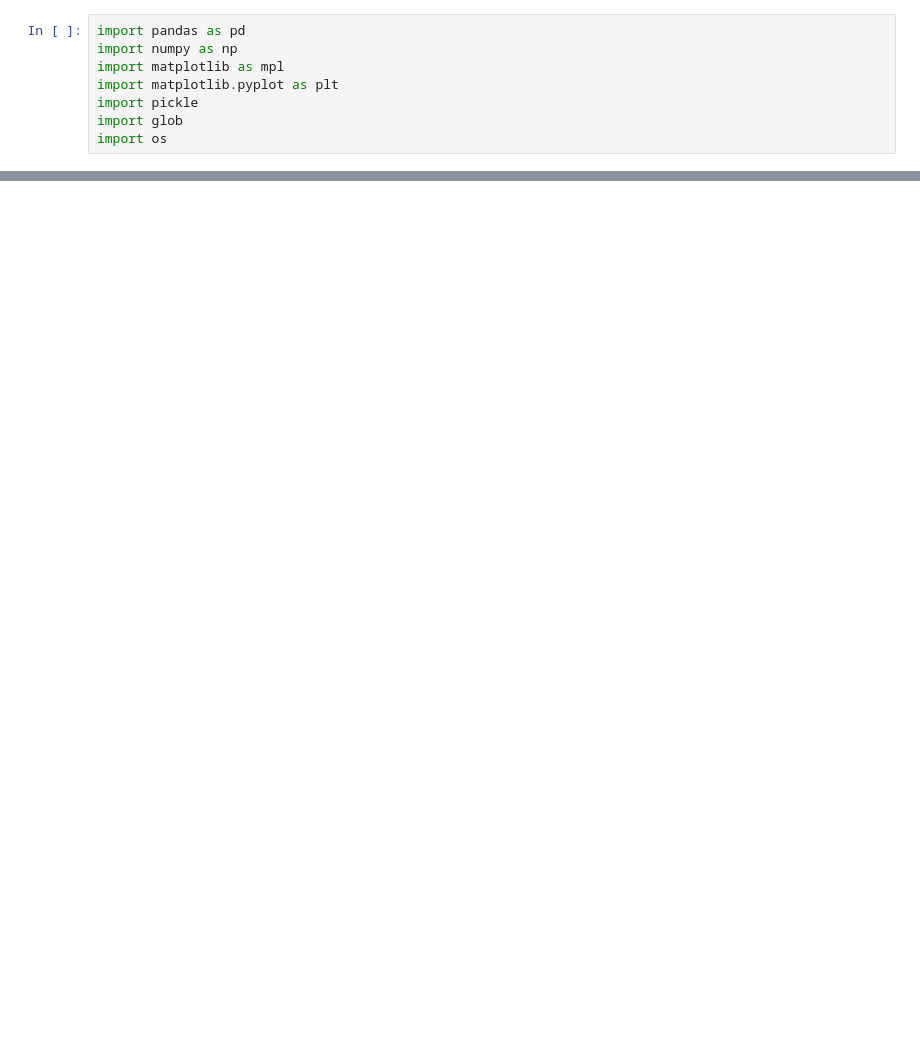
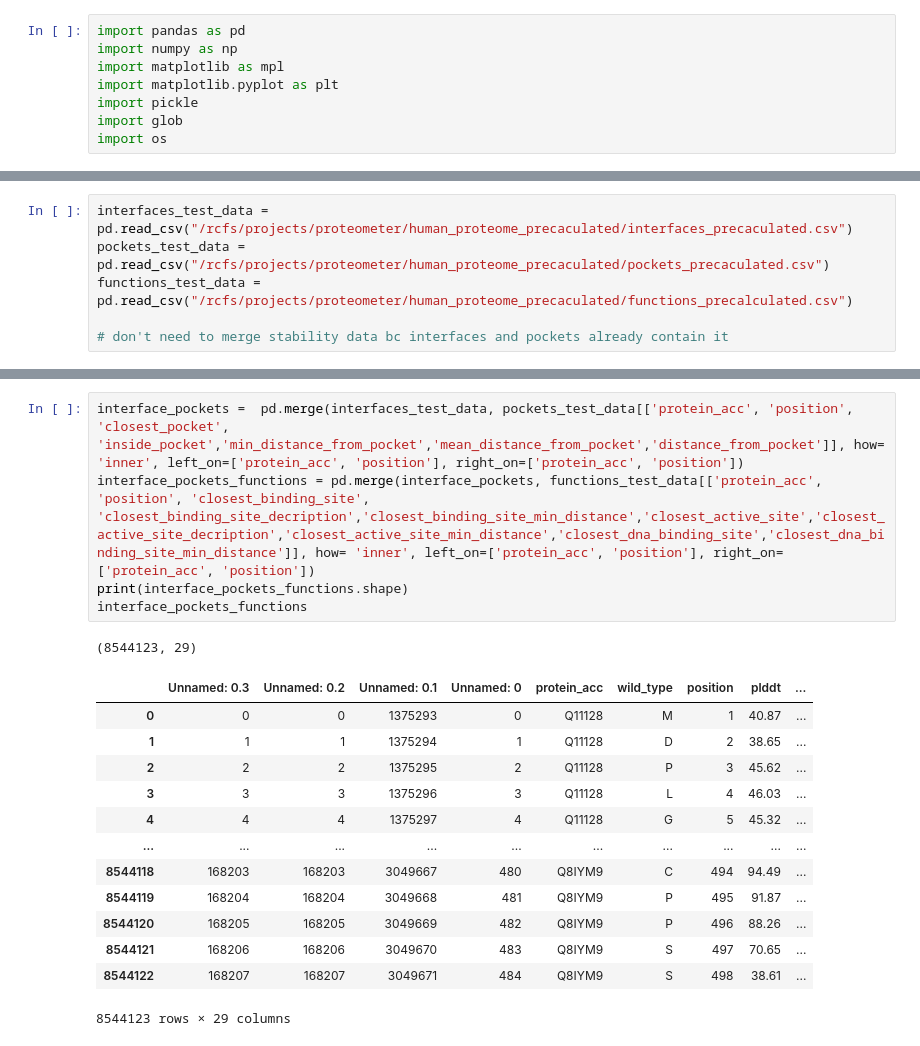
Before and after one commit to PhenoMeters/pheno_analysis, a Jupyter notebook: merge_results.ipynb, the cells around one changed output, grey strips where cells are left out. Drawn from its saved outputs; the diff is of its cells as text; blank space fills up the shorter version.

Commit message:
merged all compiled data into 1 df

```diff
--- a/merge_results.ipynb
+++ b/merge_results.ipynb
@@ -604,0 +9,6 @@ missing_list = unique_uniprot_psp not in li
+# %%
+interfaces_test_data = pd.read_csv("/rcfs/projects/proteometer/human_proteome_precaculated/interfaces_precaculated.csv")
+pockets_test_data = pd.read_csv("/rcfs/projects/proteometer/human_proteome_precaculated/pockets_precaculated.csv")
+functions_test_data = pd.read_csv("/rcfs/projects/proteometer/human_proteome_precaculated/functions_precalculated.csv")
+
+# don't need to merge stability data bc interfaces and pockets already contain it
@@ -604,0 +71,20 @@ missing_list = unique_uniprot_psp not in li
+# %%
+interface_pockets =  pd.merge(interfaces_test_data, pockets_test_data[['protein_acc', 'position', 'closest_pocket', 'inside_pocket','min_distance_from_pocket','mean_distance_from_pocket','distance_from_pocket']], how= 'inner', left_on=['protein_acc', 'position'], right_on=['protein_acc', 'position'])
+interface_pockets_functions = pd.merge(interface_pockets, functions_test_data[['protein_acc', 'position', 'closest_binding_site', 'closest_binding_site_decription','closest_binding_site_min_distance','closest_active_site','closest_active_site_decription','closest_active_site_min_distance','closest_dna_binding_site','closest_dna_binding_site_min_distance']], how= 'inner', left_on=['protein_acc', 'position'], right_on=['protein_acc', 'position'])
+print(interface_pockets_functions.shape)
+interface_pockets_functions
+# %% [output]
+(8544123, 29)
+|  | Unnamed: 0.3 | Unnamed: 0.2 | Unnamed: 0.1 | Unnamed: 0 | protein_acc | wild_type | position | plddt | ... |
+| 0 | 0 | 0 | 1375293 | 0 | Q11128 | M | 1 | 40.87 | ... |
+| 1 | 1 | 1 | 1375294 | 1 | Q11128 | D | 2 | 38.65 | ... |
+| 2 | 2 | 2 | 1375295 | 2 | Q11128 | P | 3 | 45.62 | ... |
+| 3 | 3 | 3 | 1375296 | 3 | Q11128 | L | 4 | 46.03 | ... |
+| 4 | 4 | 4 | 1375297 | 4 | Q11128 | G | 5 | 45.32 | ... |
+| ... | ... | ... | ... | ... | ... | ... | ... | ... | ... |
+| 8544118 | 168203 | 168203 | 3049667 | 480 | Q8IYM9 | C | 494 | 94.49 | ... |
+| 8544119 | 168204 | 168204 | 3049668 | 481 | Q8IYM9 | P | 495 | 91.87 | ... |
+| 8544120 | 168205 | 168205 | 3049669 | 482 | Q8IYM9 | P | 496 | 88.26 | ... |
+| 8544121 | 168206 | 168206 | 3049670 | 483 | Q8IYM9 | S | 497 | 70.65 | ... |
+| 8544122 | 168207 | 168207 | 3049671 | 484 | Q8IYM9 | S | 498 | 38.61 | ... |
+8544123 rows × 29 columns
```
Also changed, not shown: parts of 69 cells of this notebook.
